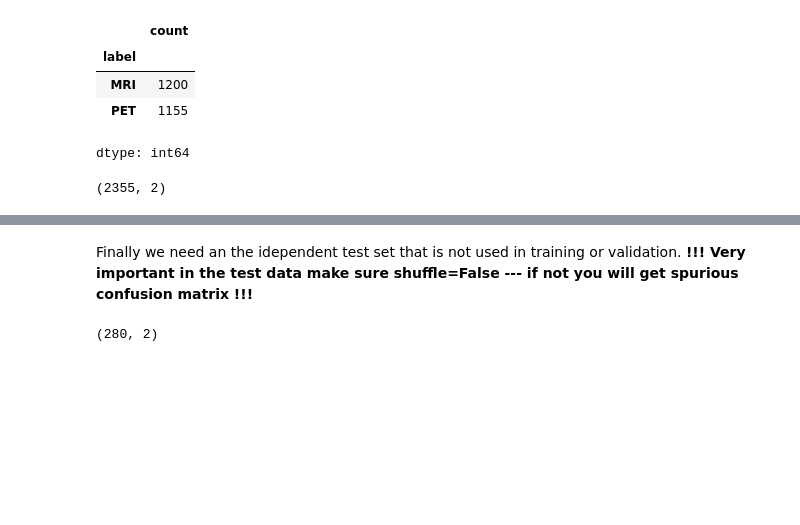
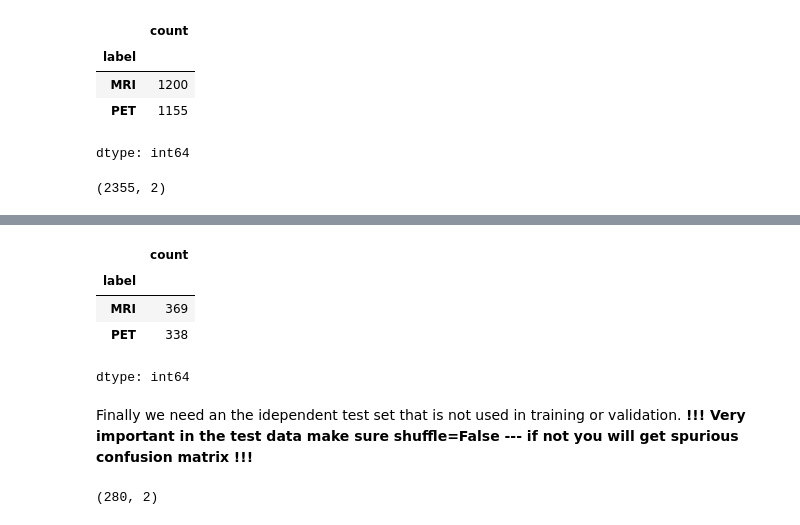
Before and after one commit to julclu/CSC509, a Jupyter notebook: Module0/2_13_2025_Module0_Notebook2_SimpleClassification.ipynb, the cells around one changed output, grey strips where cells are left out. Cells and saved outputs as stored; diff of their text form; code cells hidden in the pictures; blank space fills up the shorter version.

```diff
--- a/Module0/2_13_2025_Module0_Notebook2_SimpleClassification.ipynb
+++ b/Module0/2_13_2025_Module0_Notebook2_SimpleClassification.ipynb
@@ -272,2 +265,2 @@ train_updated_df = train_df.iloc[random_indices]
 # %%
-val_df = train_df.drop(random_indices)
+val_df = train_df.drop(train_indices)
@@ -301,3 +284,11 @@ val_dataset.dataset.label.value_counts()
 dtype: int64
+# %%
+val_df.label.value_counts()
+# %% [output]
+|  | count |
+| label |  |
+| MRI | 369 |
+| PET | 338 |
+dtype: int64
 # %%
 # Create dataset
```
Also changed, not shown: parts of 17 cells of this notebook.
